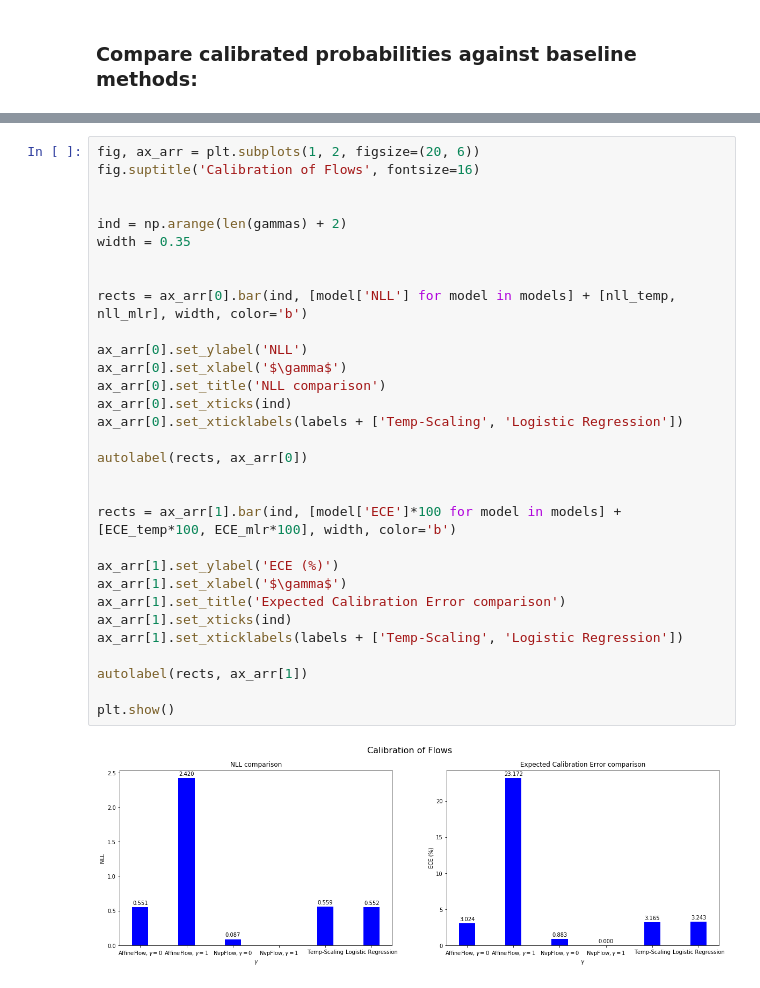
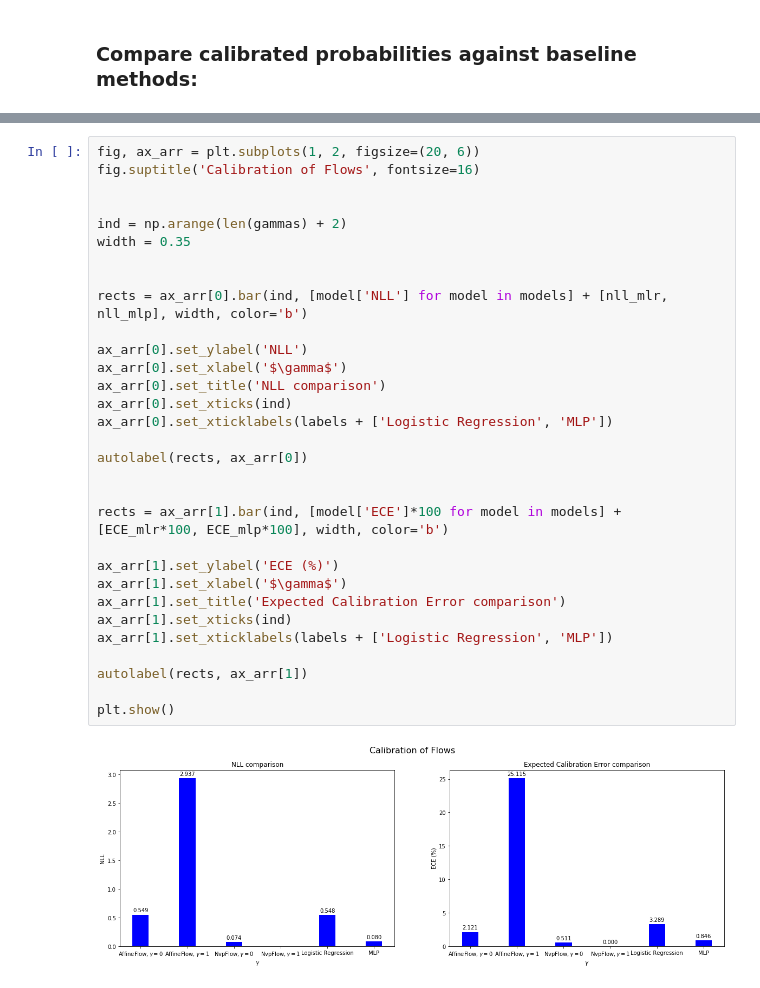
Before and after one commit to SergioAlvarezB/calibration-normalizing-flows, a Jupyter notebook: notebooks/train-flows-det.ipynb, the cells around one changed output, grey strips where cells are left out. Cells and saved outputs as stored; diff of their text form.

```diff
--- a/notebooks/train-flows-det.ipynb
+++ b/notebooks/train-flows-det.ipynb
@@ -292,36 +332,36 @@ ECE_mlr = expected_calibration_error(mlr_probs, target)
 # %%
 fig, ax_arr = plt.subplots(1, 2, figsize=(20, 6))
 fig.suptitle('Calibration of Flows', fontsize=16)
 
 
 ind = np.arange(len(gammas) + 2)
 width = 0.35
 
 
-rects = ax_arr[0].bar(ind, [model['NLL'] for model in models] + [nll_temp, nll_mlr], width, color='b')
+rects = ax_arr[0].bar(ind, [model['NLL'] for model in models] + [nll_mlr, nll_mlp], width, color='b')
 
 ax_arr[0].set_ylabel('NLL')
 ax_arr[0].set_xlabel('$\gamma$')
 ax_arr[0].set_title('NLL comparison')
 ax_arr[0].set_xticks(ind)
-ax_arr[0].set_xticklabels(labels + ['Temp-Scaling', 'Logistic Regression'])
+ax_arr[0].set_xticklabels(labels + ['Logistic Regression', 'MLP'])
 
 autolabel(rects, ax_arr[0])
 
 
-rects = ax_arr[1].bar(ind, [model['ECE']*100 for model in models] + [ECE_temp*100, ECE_mlr*100], width, color='b')
+rects = ax_arr[1].bar(ind, [model['ECE']*100 for model in models] + [ECE_mlr*100, ECE_mlp*100], width, color='b')
 
 ax_arr[1].set_ylabel('ECE (%)')
 ax_arr[1].set_xlabel('$\gamma$')
 ax_arr[1].set_title('Expected Calibration Error comparison')
 ax_arr[1].set_xticks(ind)
-ax_arr[1].set_xticklabels(labels + ['Temp-Scaling', 'Logistic Regression'])
+ax_arr[1].set_xticklabels(labels + ['Logistic Regression', 'MLP'])
 
 autolabel(rects, ax_arr[1])
 
 plt.show()
 # %% [output]
-[figure, old version]
+[figure, new version]
 # %%
 fig, ax_arr = plt.subplots(2, 3, figsize=(18, 10), gridspec_kw={'hspace': 0.5, 'wspace': 0.3})
 
```
Also changed, not shown: parts of 9 cells of this notebook.
